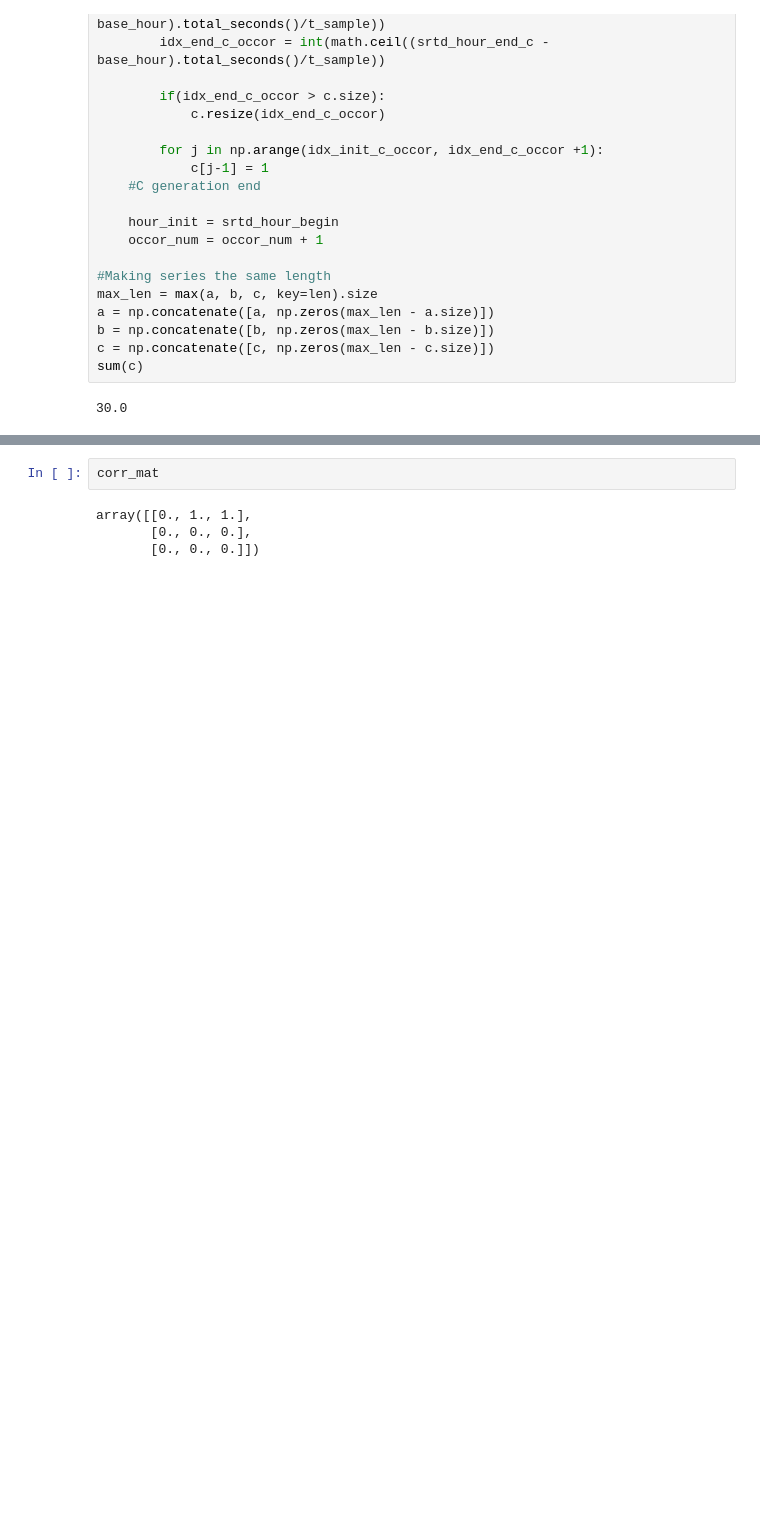
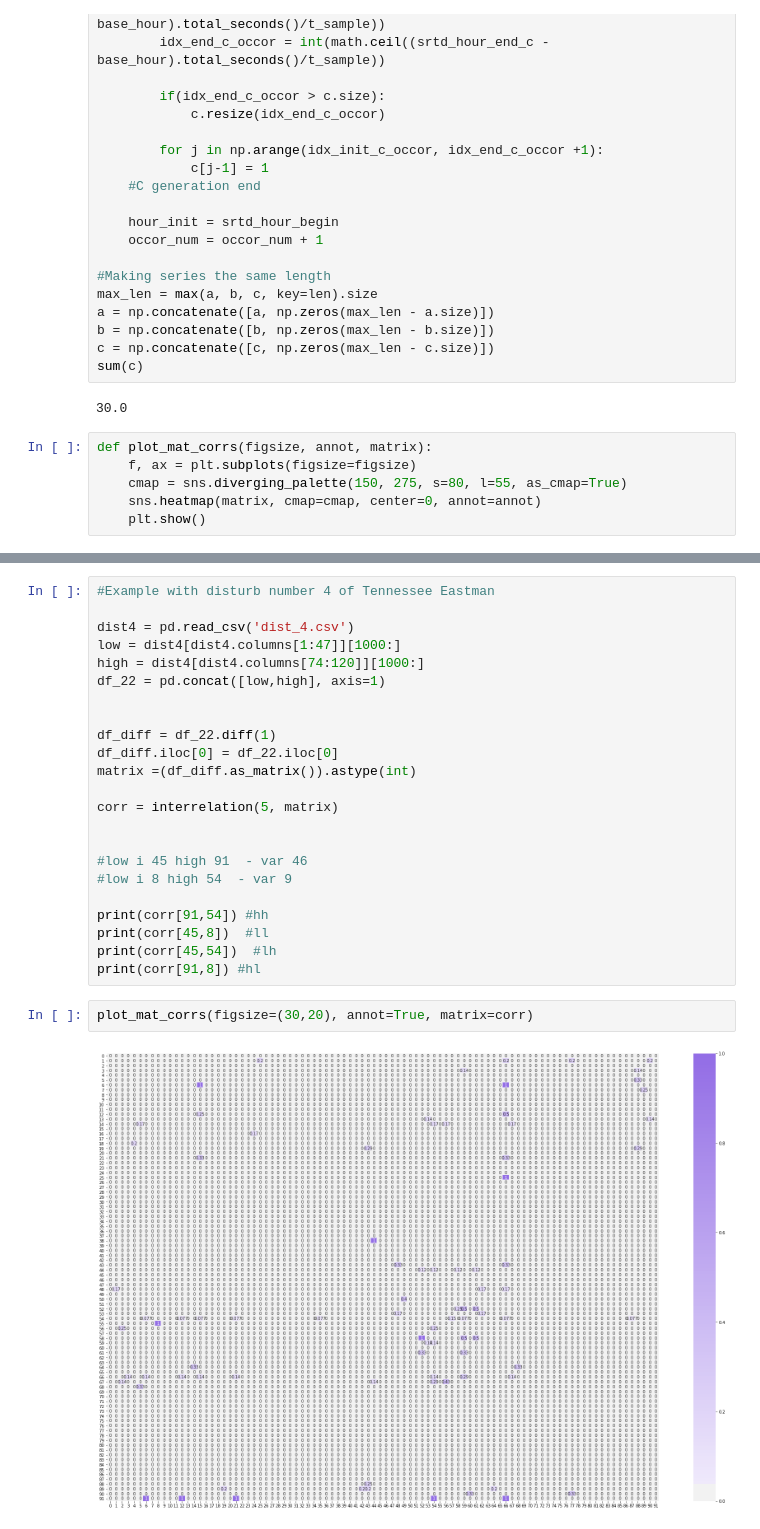
Before and after one commit to ruteee/pesquisa, a Jupyter notebook: Análise de interrrelação.ipynb, the cells around one changed output, grey strips where cells are left out. Saved outputs shown, nothing was run; the diff lists cells and outputs as text; blank space fills up the shorter version.

Commit message:
Teste com o disturbio 4 do Tennessee

```diff
--- a/Análise de interrrelação.ipynb
+++ b/Análise de interrrelação.ipynb
@@ -91,4 +91,10 @@ c = np.concatenate([c, np.zeros(max_len - c.size)])
 sum(c)
 # %% [output]
 30.0
+# %%
+def plot_mat_corrs(figsize, annot, matrix):
+    f, ax = plt.subplots(figsize=figsize)
+    cmap = sns.diverging_palette(150, 275, s=80, l=55, as_cmap=True)
+    sns.heatmap(matrix, cmap=cmap, center=0, annot=annot)
+    plt.show()
 # %%
@@ -130,6 +130,27 @@ for idx_caus, value in alrms.items():
-# %%
-corr_mat
-# %% [output]
-array([[0., 1., 1.],
-       [0., 0., 0.],
-       [0., 0., 0.]])
+# %%
+#Example with disturb number 4 of Tennessee Eastman
+
+dist4 = pd.read_csv('dist_4.csv')
+low = dist4[dist4.columns[1:47]][1000:]
+high = dist4[dist4.columns[74:120]][1000:]
+df_22 = pd.concat([low,high], axis=1)
+
+
+df_diff = df_22.diff(1)
+df_diff.iloc[0] = df_22.iloc[0]
+matrix =(df_diff.as_matrix()).astype(int)
+
+corr = interrelation(5, matrix)
+
+
+#low i 45 high 91  - var 46
+#low i 8 high 54  - var 9
+
+print(corr[91,54]) #hh
+print(corr[45,8])  #ll
+print(corr[45,54])  #lh
+print(corr[91,8]) #hl
+# %%
+plot_mat_corrs(figsize=(30,20), annot=True, matrix=corr)
+# %% [output]
+[figure, added]
```
Also changed, not shown: parts of 2 cells of this notebook.
